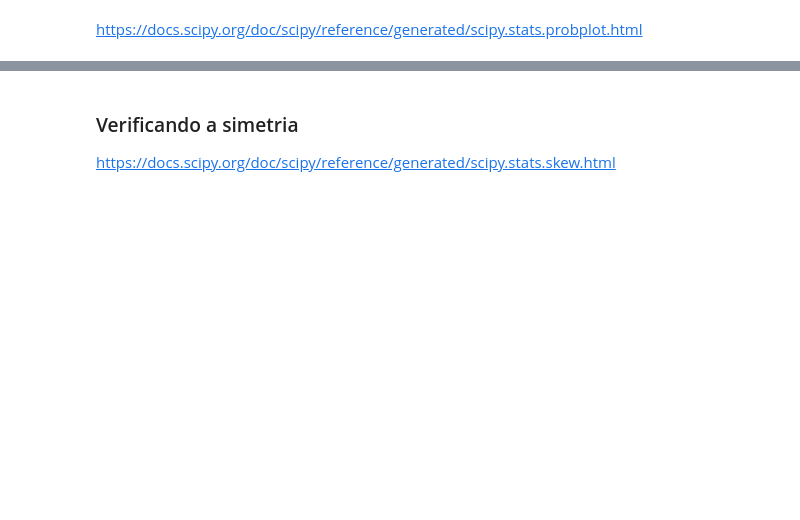
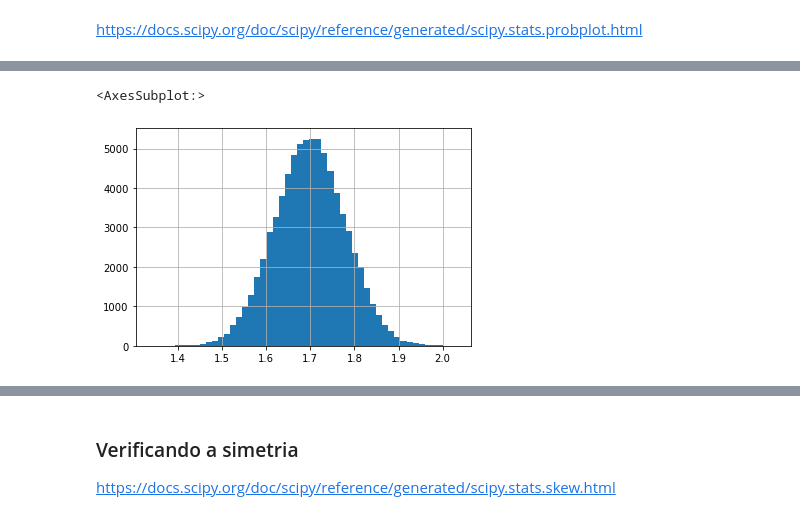
Before and after one commit to wiltonjr4/Data-Science, a Jupyter notebook: Statistics IV/Curso_de_Estatística_Parte_4.ipynb, the cells around one changed output, grey strips where cells are left out. Cells and saved outputs as stored; diff of their text form; code cells hidden in the pictures; blank space fills up the shorter version.

```diff
--- a/Statistics IV/Curso_de_Estatística_Parte_4.ipynb
+++ b/Statistics IV/Curso_de_Estatística_Parte_4.ipynb
@@ -1249,0 +1413,5 @@ https://docs.scipy.org/doc/scipy/reference/generated/scipy.stats.probplot.html
+# %%
+dados.Altura.hist(bins = 50)
+# %% [output]
+<AxesSubplot:>
+[figure, added]
```
Also changed, not shown: parts of 41 cells of this notebook, 2 other files.
